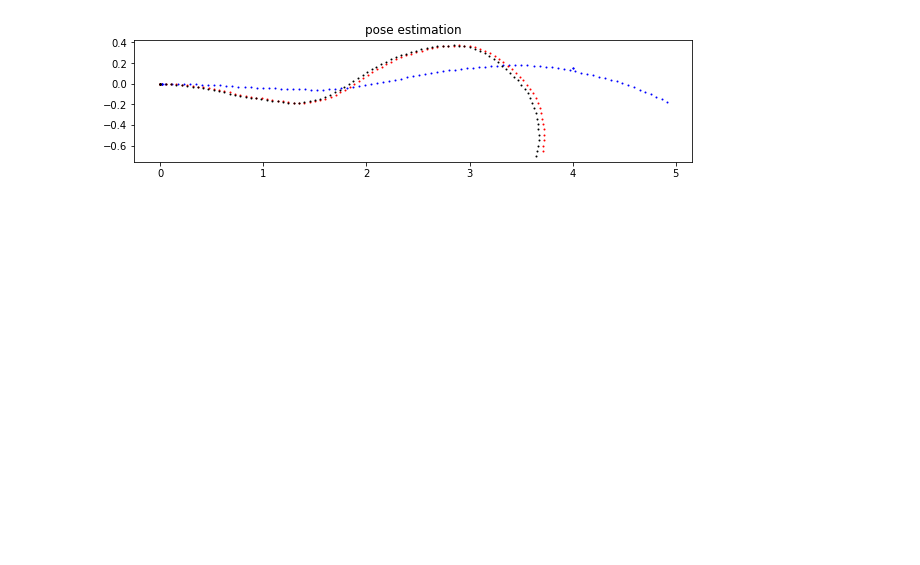
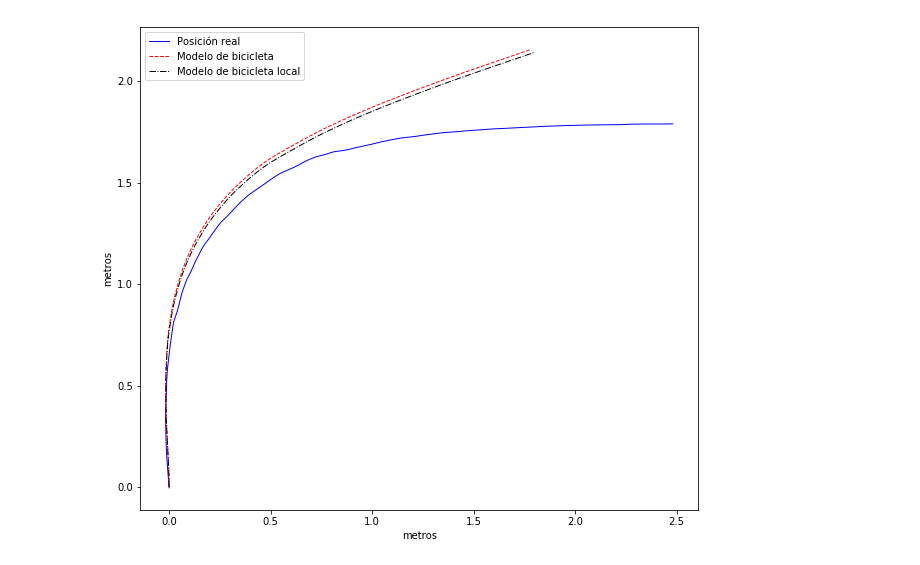
Before and after one commit to lgarciaos/AutoNOMOS, a Jupyter notebook: debug python/localization.ipynb, the cells around one changed output. Cells and saved outputs as stored; diff of their text form; code cells hidden in the pictures; blank space fills up the shorter version.

```diff
--- a/debug python/localization.ipynb
+++ b/debug python/localization.ipynb
@@ -52,23 +52,33 @@ V = np.sin(Yaw)
 # %%
 localization_hist = df.iloc[inicio:fin, 1:140].as_matrix()
 # %%
+inicio = 2
+fin = 300
+
 plt.figure(figsize=(10, 10))
 
-plt.title("pose estimation")
+# plt.title("Posición con odometría")
 
-plt.scatter(df['global_x'] + 4, df['global_y'] + .15, color='b', s=1)
+plt.plot(df['global_x'].values[inicio:fin] - 0.75043, \
+            df['global_y'].values[inicio:fin] - 3.48389, color='b', linewidth=1, linestyle='-', label='Posición real')
 
 #plt.scatter(df['odom_pos_x'], df['odom_pos_y'], color='r', s=2)
 #plt.scatter(df['ack_pos_x'], df['ack_pos_y'], color='k', s=2)
 
-plt.scatter(df['pos_odom_x'], df['pos_odom_y'], color='r', s=1)
-plt.scatter(df['predicted_x'], df['predicted_y'], color='k', s=1)
+plt.plot(-df['pos_odom_y'].values[inicio:fin], \
+            df['pos_odom_x'].values[inicio:fin], color='r', linewidth=1, linestyle='--', label='Modelo de bicicleta')
+plt.plot(-df['predicted_y'].values[inicio:fin], \
+            df['predicted_x'].values[inicio:fin], color='k', linewidth=1, linestyle='-.', label='Modelo de bicicleta local')
 
 plt.axes().set_aspect('equal')
 
+plt.axes().set_xlabel('metros')
+plt.axes().set_ylabel('metros')
+
+plt.legend()
 plt.show()
 # %% [output]
-[figure, old version]
+[figure, new version]
 # %%
 # odometry
 odom_X = df['predicted_x'].values[inicio:fin]
```
Also changed, not shown: parts of 8 cells of this notebook, 14 other files.
